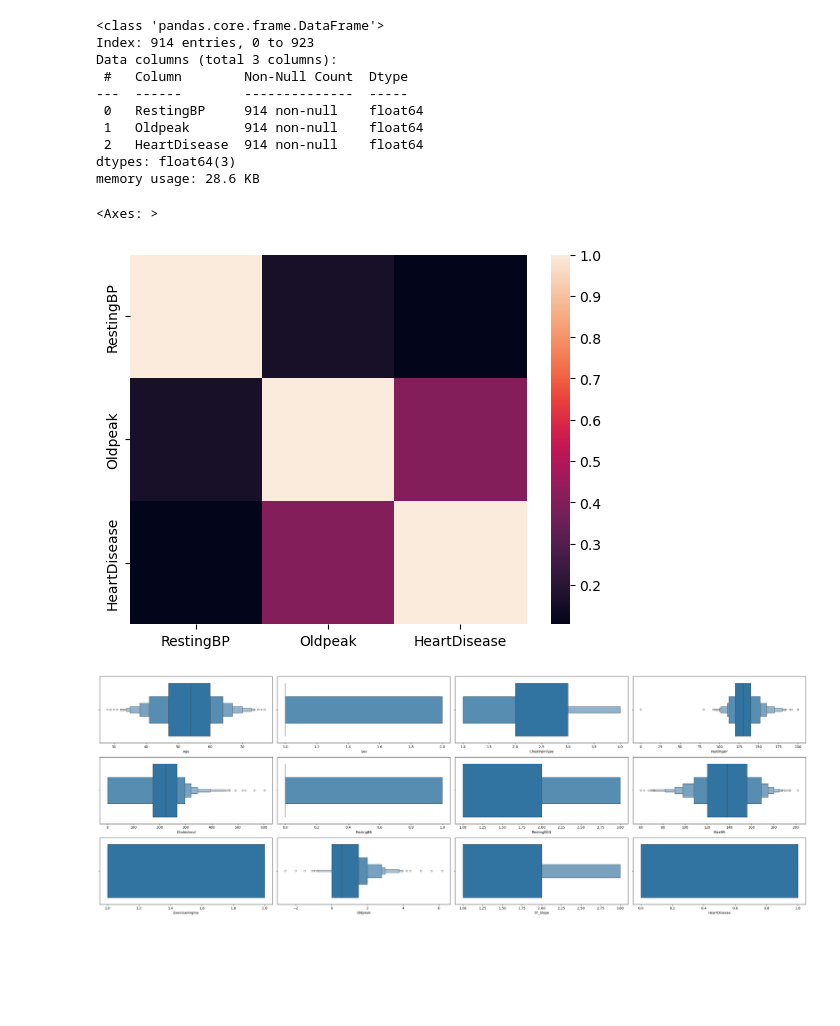
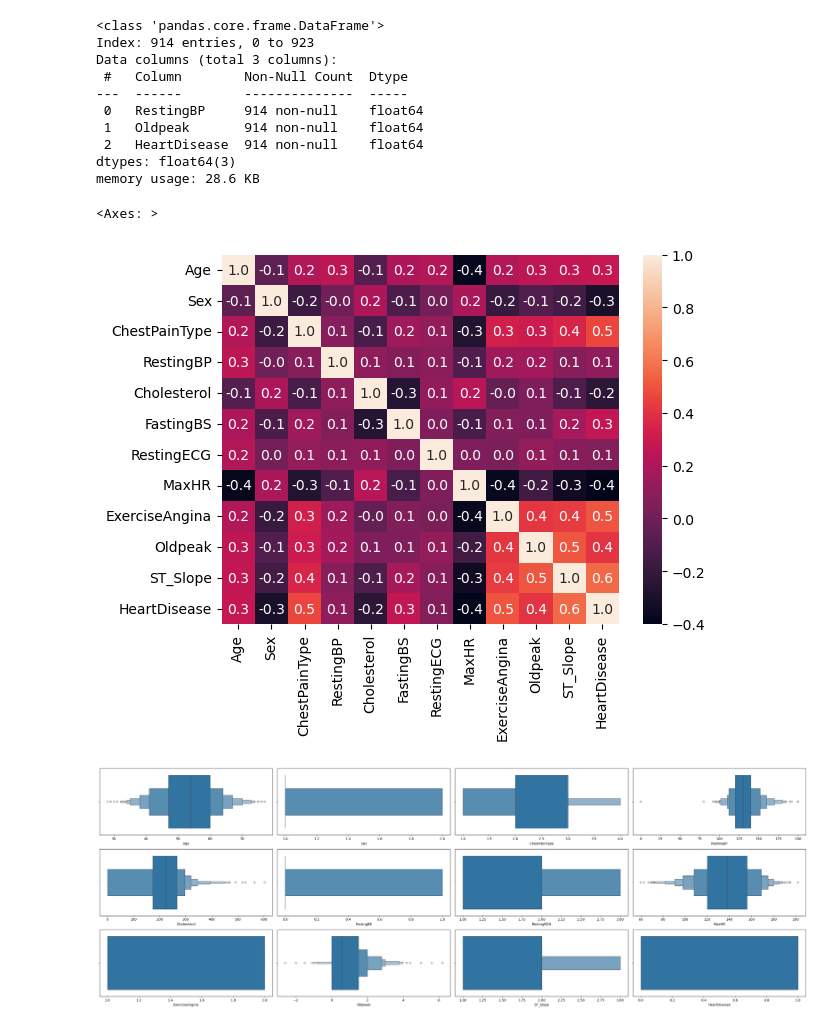
Before and after one commit to michael-099/Heart-Disease-Prediction-Using-Machine-Learning, a Jupyter notebook: main.ipynb, the cells around one changed output. Cells and saved outputs as stored; diff of their text form; code cells hidden in the pictures; blank space fills up the shorter version.

```diff
--- a/main.ipynb
+++ b/main.ipynb
@@ -501,10 +501,10 @@ Data columns (total 3 columns):
 dtypes: float64(3)
 memory usage: 28.6 KB
 # %%
-sns.heatmap(data_continuous.corr())
+sns.heatmap(data.corr(), annot=True,fmt=".01f")
 # %% [output]
 <Axes: >
-[figure, old version]
+[figure, new version]
 # %%
 plt.figure(figsize=(30,20))
 for i in enumerate(data.columns ):
```
Also changed, not shown: 1 other file.
